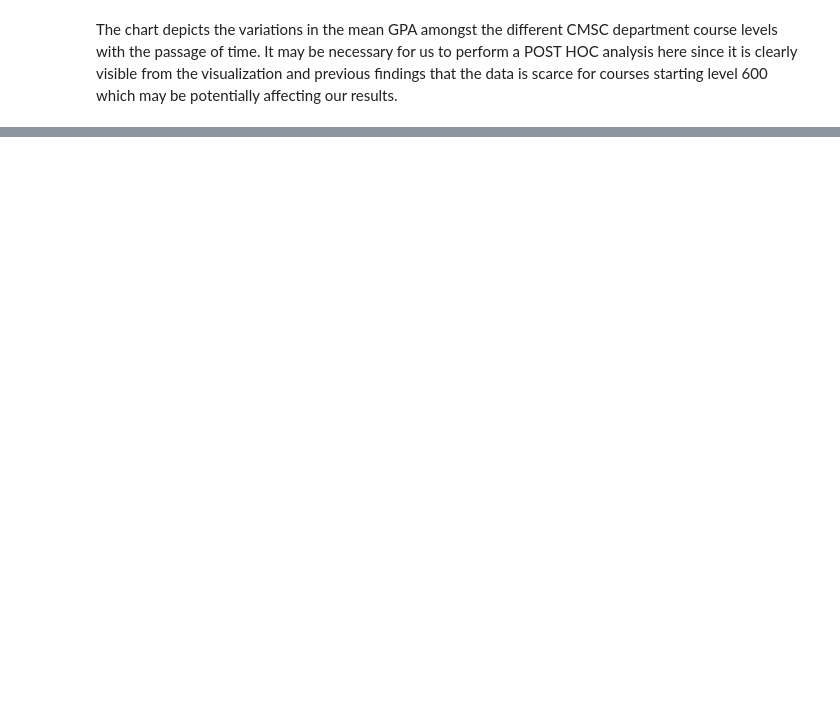
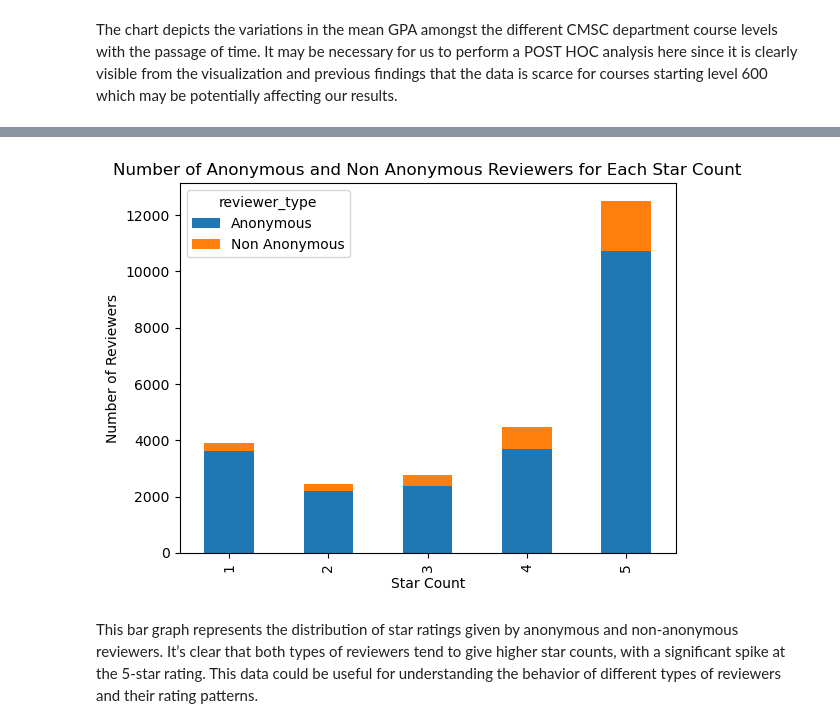
Before and after one commit to ShreenidhiAyinala/Planetterp-Course-Review-Data-Exploration-NLP-Methods, a Jupyter notebook: Evan_&Vasu_final.ipynb, the cells around one changed output, grey strips where cells are left out. Saved outputs shown, nothing was run; the diff lists cells and outputs as text; code cells hidden in the pictures; blank space fills up the shorter version.

```diff
--- a/Evan_&Vasu_final.ipynb
+++ b/Evan_&Vasu_final.ipynb
@@ -482,0 +521,11 @@ The chart depicts the variations in the mean GPA amongst the different CMSC depa
+# %%
+df['reviewer_type'] = df['reviewer_name'].apply(lambda x: 'Anonymous' if x == 'Anonymous' else 'Non Anonymous')
+df.groupby(['star_count', 'reviewer_type']).size().unstack().plot(kind='bar', stacked=True)
+plt.title('Number of Anonymous and Non Anonymous Reviewers for Each Star Count')
+plt.xlabel('Star Count')
+plt.ylabel('Number of Reviewers')
+plt.show()
+# %% [output]
+[figure, added]
+# %% [markdown]
+This bar graph represents the distribution of star ratings given by anonymous and non-anonymous reviewers. It’s clear that both types of reviewers tend to give higher star counts, with a significant spike at the 5-star rating. This data could be useful for understanding the behavior of different types of reviewers and their rating patterns.
```
Also changed, not shown: parts of 16 cells of this notebook, 1 other file.
